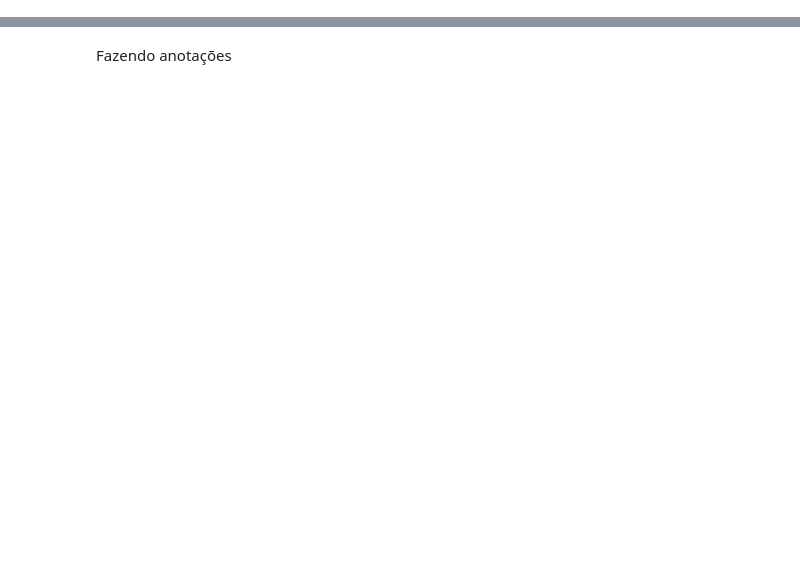
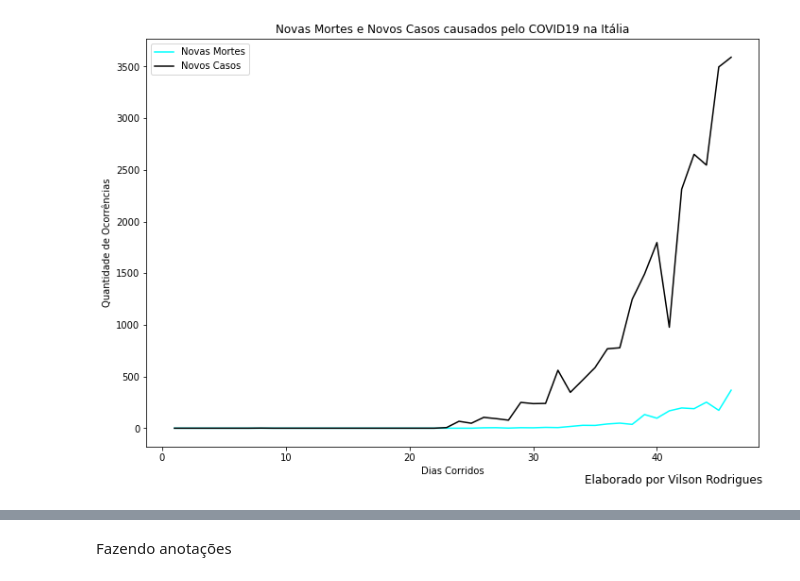
Before and after one commit to vilsonrodrigues/COVID19, a Jupyter notebook: COVID19.ipynb, the cells around one changed output, grey strips where cells are left out. Saved outputs shown, nothing was run; the diff lists cells and outputs as text; code cells hidden in the pictures; blank space fills up the shorter version.

```diff
--- a/COVID19.ipynb
+++ b/COVID19.ipynb
@@ -130,0 +217,18 @@ plt.savefig("figura2.jpg",dpi=1000)
+# %%
+fig = plt.figure()
+axes = fig.add_axes([0.1,0.1,1.5,1.5])#[left, bottom, width, height]
+
+axes.plot("index","new_deaths",data=data_Ita,c="#00FFFF",label="Novas Mortes")
+axes.plot("index","new_cases",data=data_Ita,c="#000000",label="Novos Casos")
+
+#Titulo
+plt.title("Novas Mortes e Novos Casos causados pelo COVID19 na Itália")
+plt.suptitle("Elaborado por Vilson Rodrigues",x=1.39,y=0)
+#Eixos
+plt.xlabel("Dias Corridos")
+plt.ylabel("Quantidade de Ocorrências")
+axes.legend(loc="upper left")
+plt.show()
+#plt.savefig("figura2.jpg",dpi=500)
+# %% [output]
+[figure, added]
```
Also changed, not shown: parts of 54 cells of this notebook.
